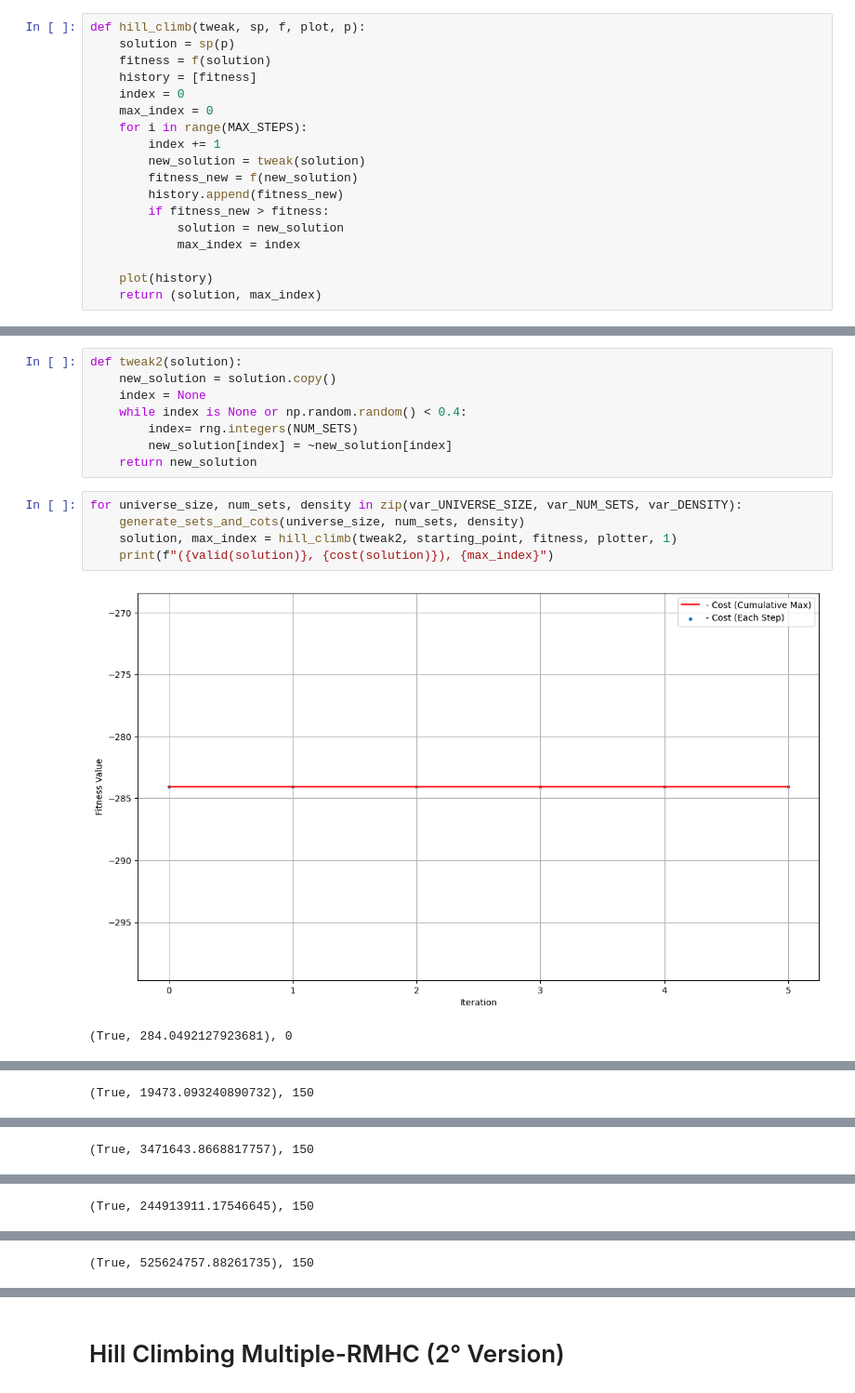
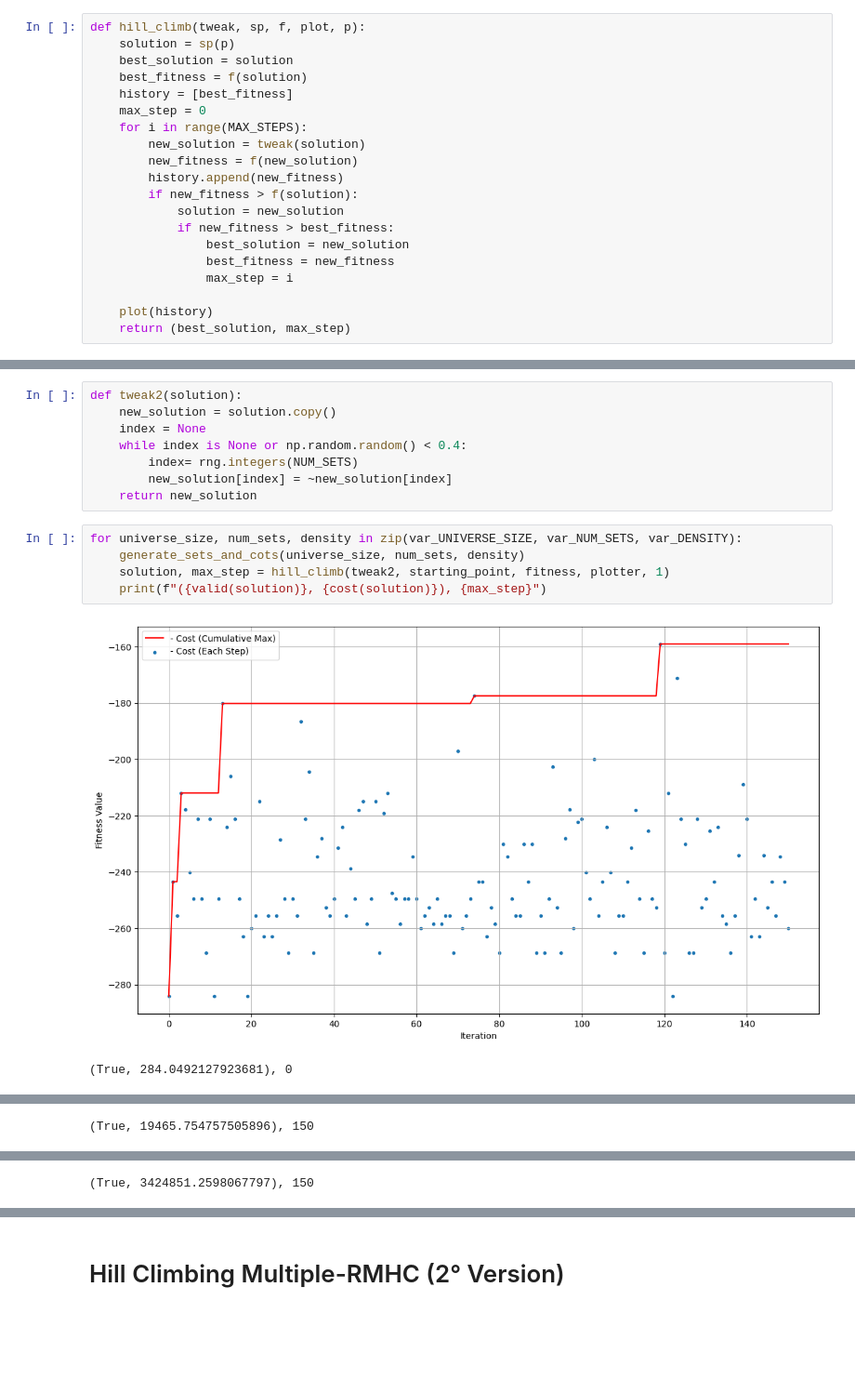
Before and after one commit to Gabriele-Raffaele/CI2024_lab1, a Jupyter notebook: lab1.ipynb, the cells around one changed output, grey strips where cells are left out. Shown at 93% size. Cells and saved outputs as stored; diff of their text form; blank space fills up the shorter version.

```diff
--- a/lab1.ipynb
+++ b/lab1.ipynb
@@ -111,21 +111,23 @@ def tweak1(solution):
 # %%
 def hill_climb(tweak, sp, f, plot, p):
     solution = sp(p)
-    fitness = f(solution)
-    history = [fitness]
-    index = 0
-    max_index = 0
+    best_solution = solution
+    best_fitness = f(solution)
+    history = [best_fitness]
+    max_step = 0
     for i in range(MAX_STEPS):
-        index += 1
         new_solution = tweak(solution)
-        fitness_new = f(new_solution)
-        history.append(fitness_new)
-        if fitness_new > fitness:
+        new_fitness = f(new_solution)
+        history.append(new_fitness)
+        if new_fitness > f(solution):
             solution = new_solution
-            max_index = index
+            if new_fitness > best_fitness:
+                best_solution = new_solution
+                best_fitness = new_fitness
+                max_step = i
 
     plot(history)
-    return (solution, max_index)
+    return (best_solution, max_step)
 # %%
 for universe_size, num_sets, density in zip(var_UNIVERSE_SIZE, var_NUM_SETS, var_DENSITY):
     generate_sets_and_cots(universe_size, num_sets, density)
@@ -157,8 +159,8 @@ def tweak2(solution):
 # %%
 for universe_size, num_sets, density in zip(var_UNIVERSE_SIZE, var_NUM_SETS, var_DENSITY):
     generate_sets_and_cots(universe_size, num_sets, density)
-    solution, max_index = hill_climb(tweak2, starting_point, fitness, plotter, 1)
-    print(f"({valid(solution)}, {cost(solution)}), {max_index}")
+    solution, max_step = hill_climb(tweak2, starting_point, fitness, plotter, 1)
+    print(f"({valid(solution)}, {cost(solution)}), {max_step}")
 # %% [output]
-[figure, old version]
+[figure, new version]
 (True, 284.0492127923681), 0
@@ -166 +168 @@ for universe_size, num_sets, density in zip(var_UNIVERSE_SIZE, var_NUM_SETS, var
-(True, 19473.093240890732), 150
+(True, 19465.754757505896), 150
@@ -168 +170 @@ for universe_size, num_sets, density in zip(var_UNIVERSE_SIZE, var_NUM_SETS, var
-(True, 3471643.8668817757), 150
+(True, 3424851.2598067797), 150
@@ -170 +170,0 @@ for universe_size, num_sets, density in zip(var_UNIVERSE_SIZE, var_NUM_SETS, var
-(True, 244913911.17546645), 150
@@ -172 +170,0 @@ for universe_size, num_sets, density in zip(var_UNIVERSE_SIZE, var_NUM_SETS, var
-(True, 525624757.88261735), 150
```
Also changed, not shown: parts of 2 cells of this notebook.
